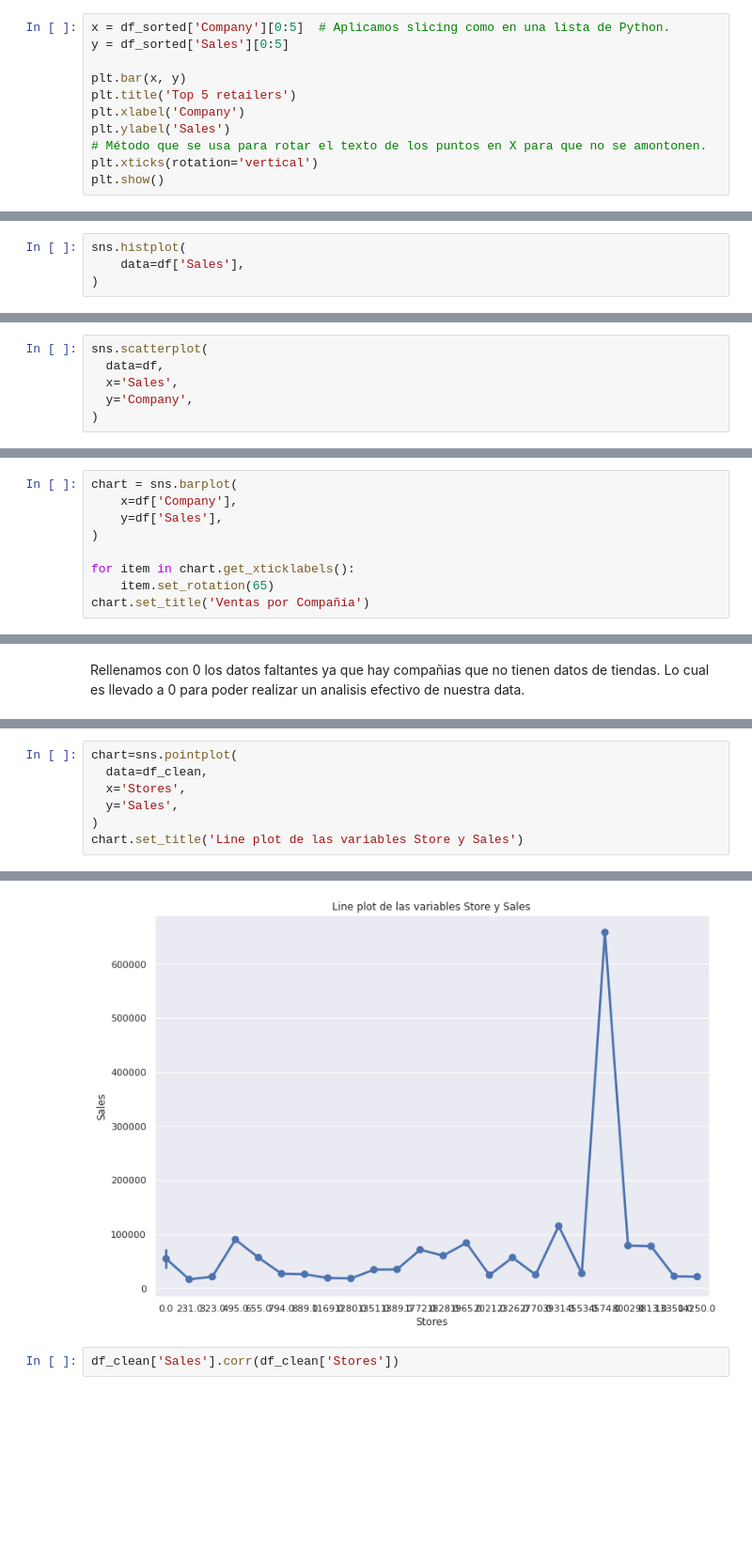
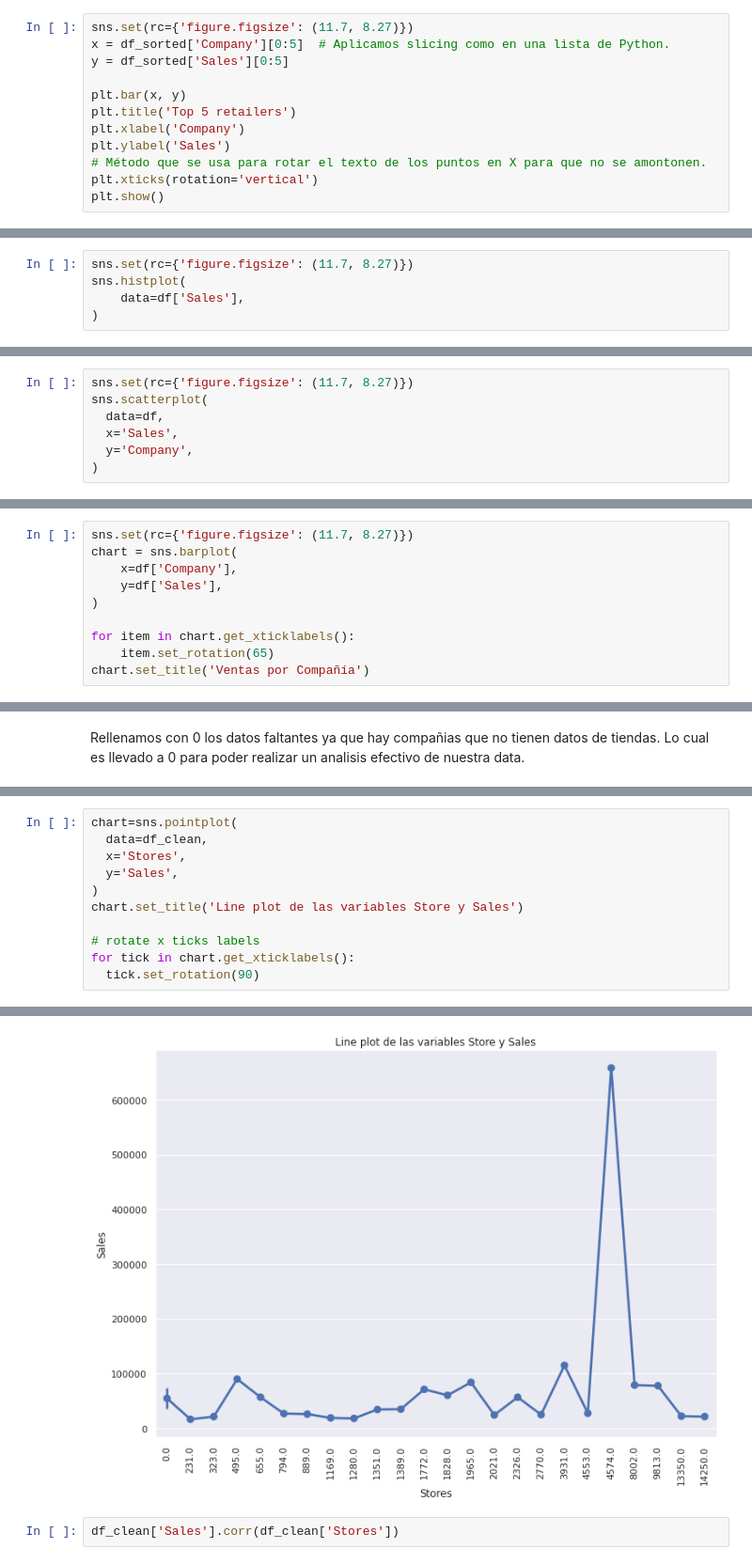
Before and after one commit to LuisReyes98/platzi-datacademy-proyecto, a Jupyter notebook: proyecto_datacademy.ipynb, the cells around one changed output, grey strips where cells are left out. Shown at 94% size. Drawn from its saved outputs; the diff is of its cells as text; blank space fills up the shorter version.

```diff
--- a/proyecto_datacademy.ipynb
+++ b/proyecto_datacademy.ipynb
@@ -45,6 +45,7 @@ df_sorted
 b) Comparte insights con visualizaciones
 Con ayuda de Matplotlib o Seaborn crea las gráficas que necesites para dar a conocer tu resultado e incluso enriquecerlo.
 # %%
+sns.set(rc={'figure.figsize': (11.7, 8.27)})
 x = df_sorted['Company'][0:5]  # Aplicamos slicing como en una lista de Python.
 y = df_sorted['Sales'][0:5]
 
@@ -92,6 +93,7 @@ Data columns (total 6 columns):
 dtypes: float64(3), int64(1), object(2)
 memory usage: 1.3+ KB
 # %%
+sns.set(rc={'figure.figsize': (11.7, 8.27)})
 sns.histplot(
     data=df['Sales'],
 )
@@ -101,4 +103,5 @@ sns.histplot(
 # %%
+sns.set(rc={'figure.figsize': (11.7, 8.27)})
 sns.scatterplot(
   data=df,
   x='Sales',
@@ -138,6 +141,7 @@ df.describe()
 | 75% | 71687.000000 | 4242.000000 | 41.358955 | 0.078934 |
 | max | 658119.000000 | 14250.000000 | 187.795620 | 0.255662 |
 # %%
+sns.set(rc={'figure.figsize': (11.7, 8.27)})
 chart = sns.barplot(
     x=df['Company'],
     y=df['Sales'],
@@ -552,4 +556,8 @@ chart=sns.pointplot(
   y='Sales',
 )
 chart.set_title('Line plot de las variables Store y Sales')
+
+# rotate x ticks labels
+for tick in chart.get_xticklabels():
+  tick.set_rotation(90)
 # %% [output]
@@ -557,4 +564,4 @@ Text(0.5, 1.0, 'Line plot de las variables Store y Sales')
-[figure, old version]
+[figure, new version]
 # %%
 df_clean['Sales'].corr(df_clean['Stores'])
 # %% [output]
```
Also changed, not shown: parts of 27 cells of this notebook, 1 other file.
